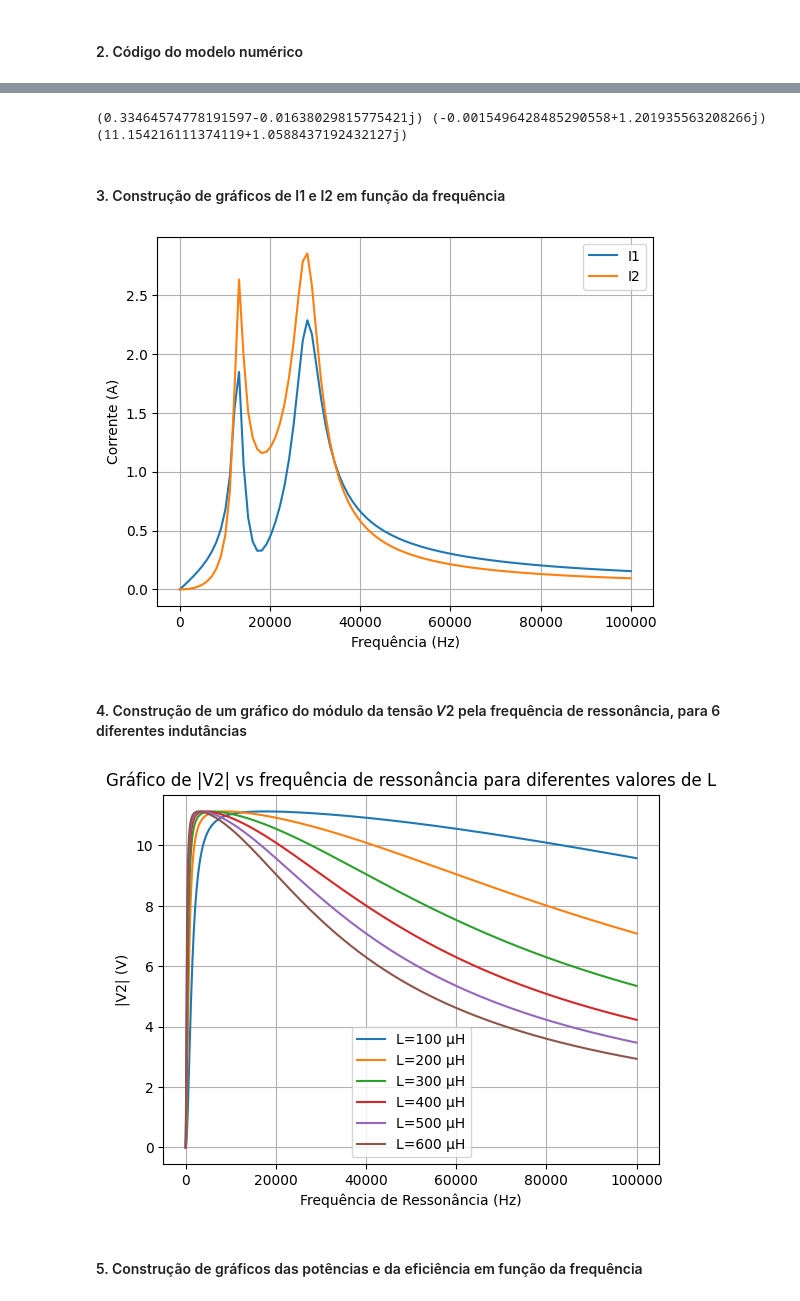
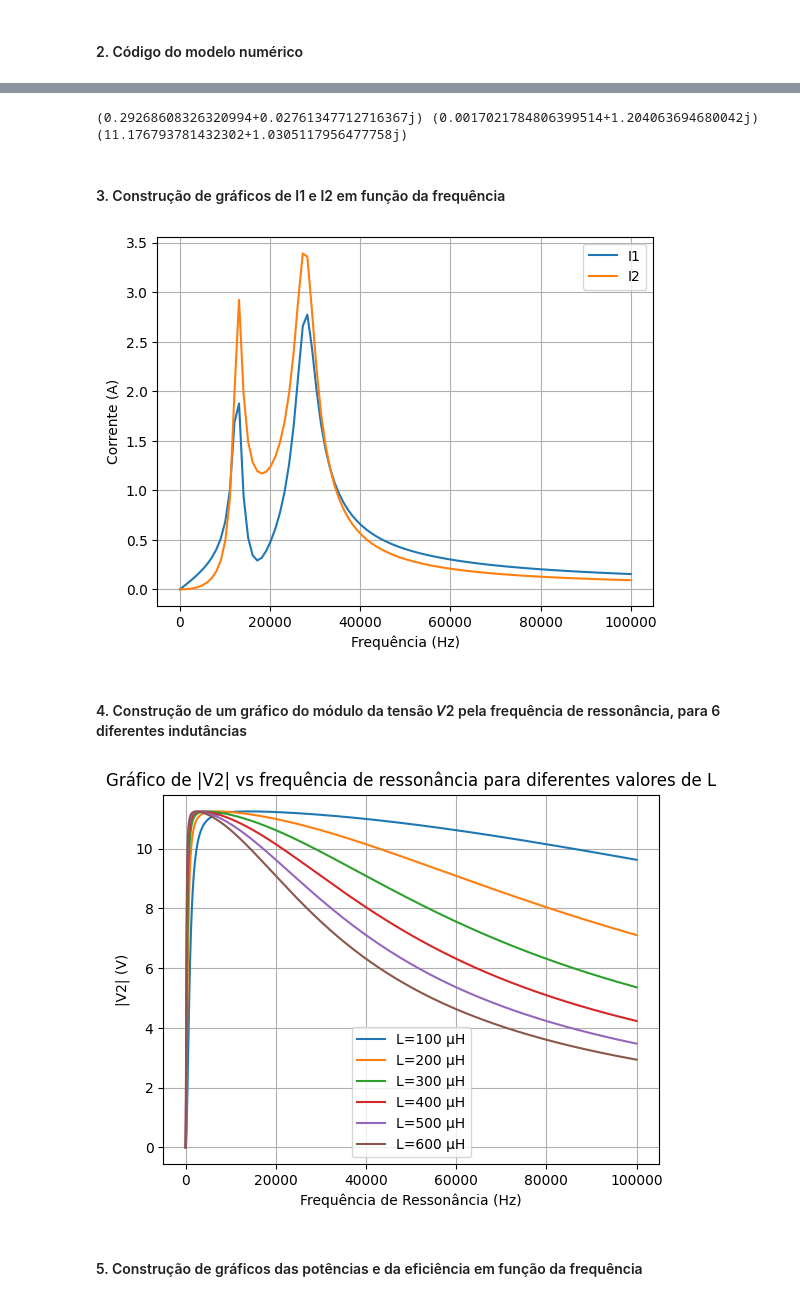
Before and after one commit to DeLucca990/Electromagnetism-Project, a Jupyter notebook: projeto/main_real.ipynb, the cells around one changed output, grey strips where cells are left out. Saved outputs shown, nothing was run; the diff lists cells and outputs as text; code cells hidden in the pictures.

```diff
--- a/projeto/main_real.ipynb
+++ b/projeto/main_real.ipynb
@@ -9,10 +9,10 @@ import matplotlib.pyplot as plt
 # %% [markdown]
 #### 2. Código do modelo numérico
 # %%
-R1 = 439.4e-3
-R2 = 424.1e-3
+R1 = 289e-3
+R2 = 270.5e-3
 L1 = 87.66e-6
-L2 = 86.29e-6
+L2 = 87.92e-6
 C1 = C2 = 1e-6
 
 RC = 100
@@ -65,8 +65,8 @@ V2 = I2 * ZEQ
 print(I1, I2)
 print(V2)
 # %% [output]
-(0.33464574778191597-0.01638029815775421j) (-0.0015496428485290558+1.201935563208266j)
-(11.154216111374119+1.0588437192432127j)
+(0.29268608326320994+0.02761347712716367j) (0.0017021784806399514+1.204063694680042j)
+(11.176793781432302+1.0305117956477758j)
 # %% [markdown]
 #### 3. Construção de gráficos de I1 e I2 em função da frequência
 # %%
@@ -95,48 +95,48 @@ plt.legend(['I1', 'I2'])
 plt.grid()
 plt.show()
 # %% [output]
-[figure, old version]
+[figure, new version]
 # %% [markdown]
 #### 4. Construção de um gráfico do módulo da tensão 𝑉2 pela frequência de ressonância, para 6 diferentes indutâncias
 # %%
 L_values = [100e-6, 200e-6, 300e-6, 400e-6, 500e-6, 600e-6]
 fr_values = np.linspace(0, 100e3, 1000)
-R1 = 439.4e-3
-R2 = 424.1e-3
+R1 = 289e-3
+R2 = 270.5e-3
 k = 0.5
 
 for L in L_values:
     L1 = L2 = L
     V2_values = []
     for fr in fr_values:
         w = 2 * np.pi * fr
         if w == 0:
             C1 = C2 = np.inf
             XC1 = XC2 = 0
         else:
             C1 = C2 = 1 / ((w ** 2) * L1)
             XL1 = w * L1 * 1j
             XL2 = w * L2 * 1j
             XC1 = 1 / (w * C1 * 1j)
             XC2 = 1 / (w * C2 * 1j)
         M = k * np.sqrt(L1 * L2)
         XM = w * M * 1j
         ZEQ = (RC * XC2) / (RC + XC2)
 
         I1, I2 = CalcularTransformador(V1, ZEQ)
         V2 = I2 * ZEQ
         V2_values.append(abs(V2))
 
     plt.plot(fr_values, V2_values, label=f'L={L*1e6:.0f} µH')
 
 plt.xlabel("Frequência de Ressonância (Hz)")
 plt.ylabel("|V2| (V)")
 plt.title("Gráfico de |V2| vs frequência de ressonância para diferentes valores de L")
 plt.legend()
 plt.grid(True)
 plt.show()
 # %% [output]
-[figure, old version]
+[figure, new version]
 # %% [markdown]
 #### 5. Construção de gráficos das potências e da eficiência em função da frequência
 # %%
```
Also changed, not shown: parts of 4 cells of this notebook.
